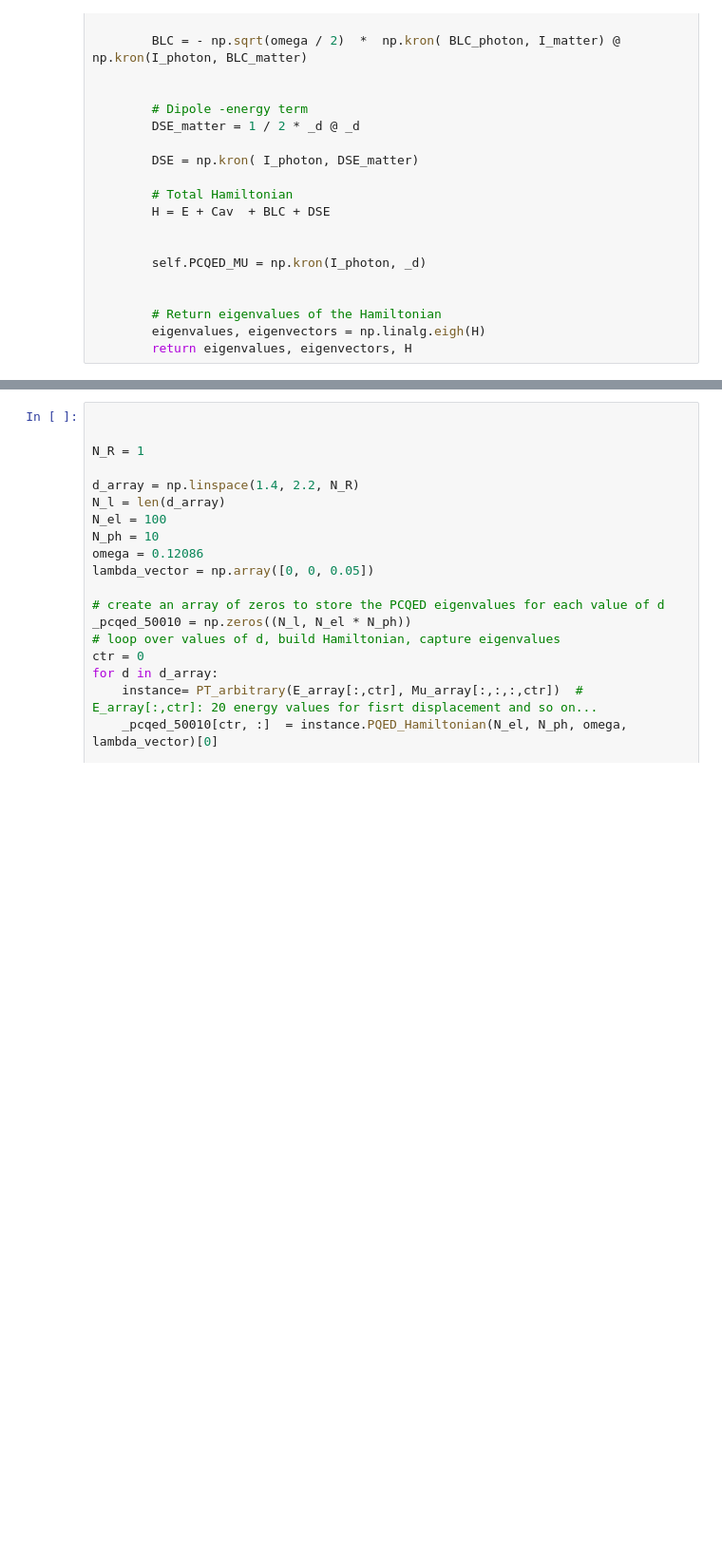
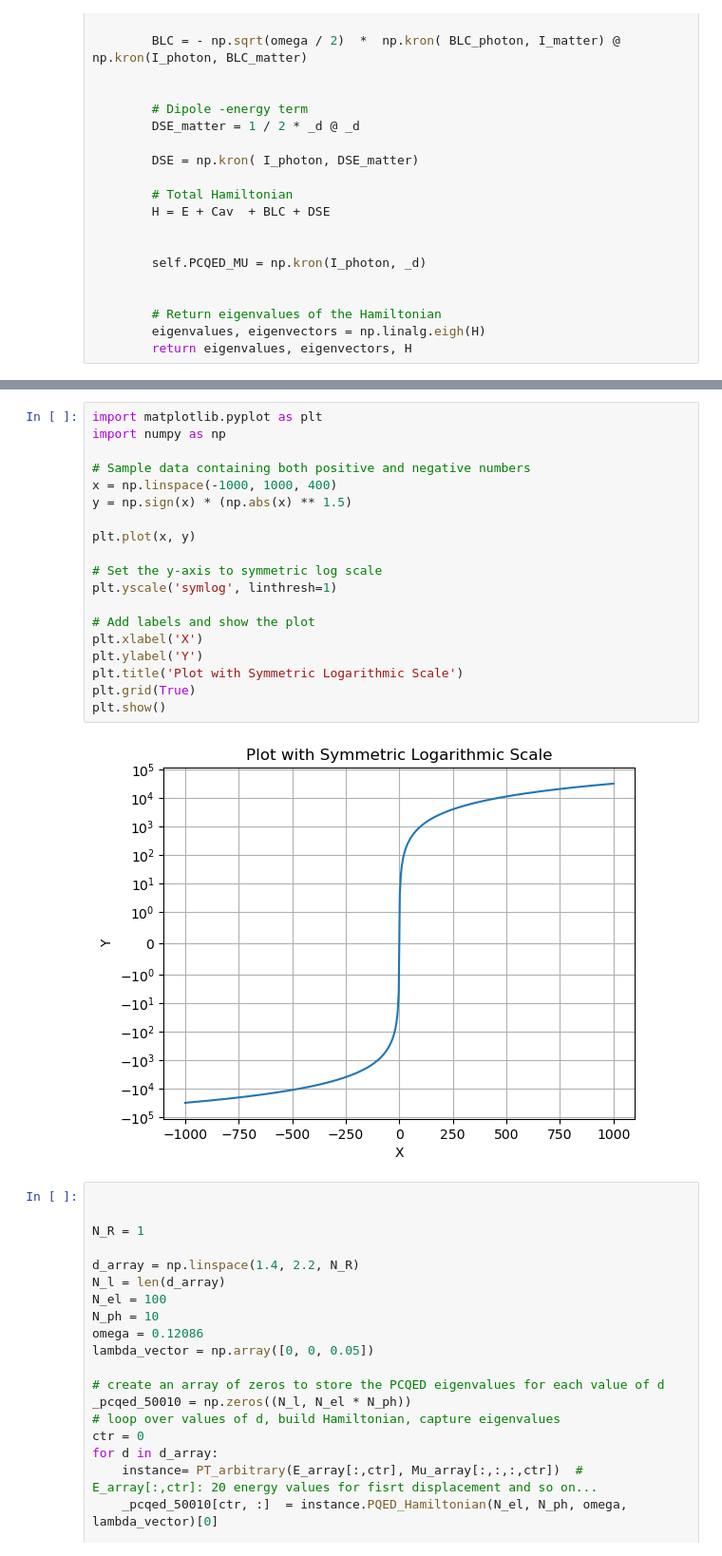
Before and after one commit to PeytonRoden/qed-ci-, a Jupyter notebook: src/Arbitrary_order_pt.ipynb, the cells around one changed output, grey strips where cells are left out. Shown at 95% size. Saved outputs shown, nothing was run; the diff lists cells and outputs as text; blank space fills up the shorter version.

```diff
--- a/src/Arbitrary_order_pt.ipynb
+++ b/src/Arbitrary_order_pt.ipynb
@@ -441,3 +557,24 @@ plt.legend()
+# %%
+import matplotlib.pyplot as plt
+import numpy as np
+
+# Sample data containing both positive and negative numbers
+x = np.linspace(-1000, 1000, 400)
+y = np.sign(x) * (np.abs(x) ** 1.5)
+
+plt.plot(x, y)
+
+# Set the y-axis to symmetric log scale
+plt.yscale('symlog', linthresh=1)
+
+# Add labels and show the plot
+plt.xlabel('X')
+plt.ylabel('Y')
+plt.title('Plot with Symmetric Logarithmic Scale')
+plt.grid(True)
+plt.show()
+# %% [output]
+[figure, added]
 # %%
 
 
```
Also changed, not shown: parts of 7 cells of this notebook, 2 other files.
